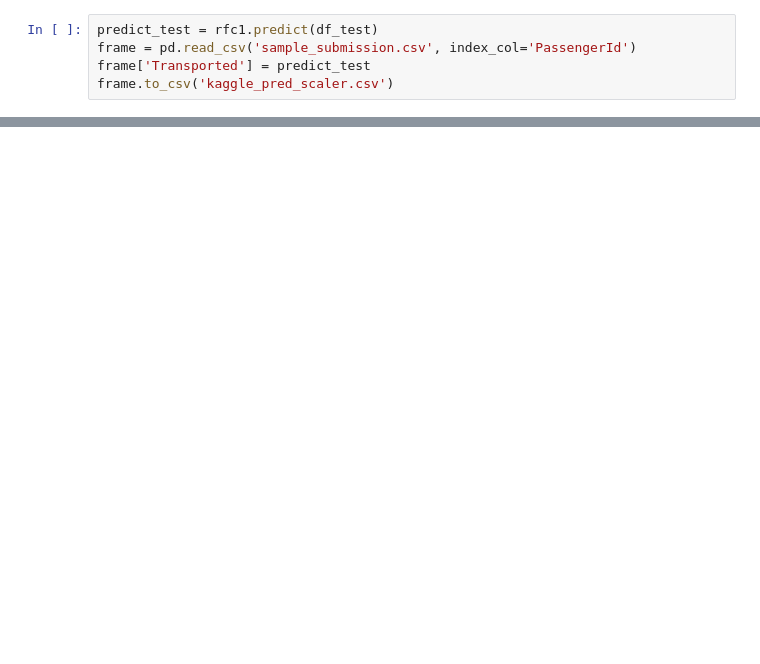
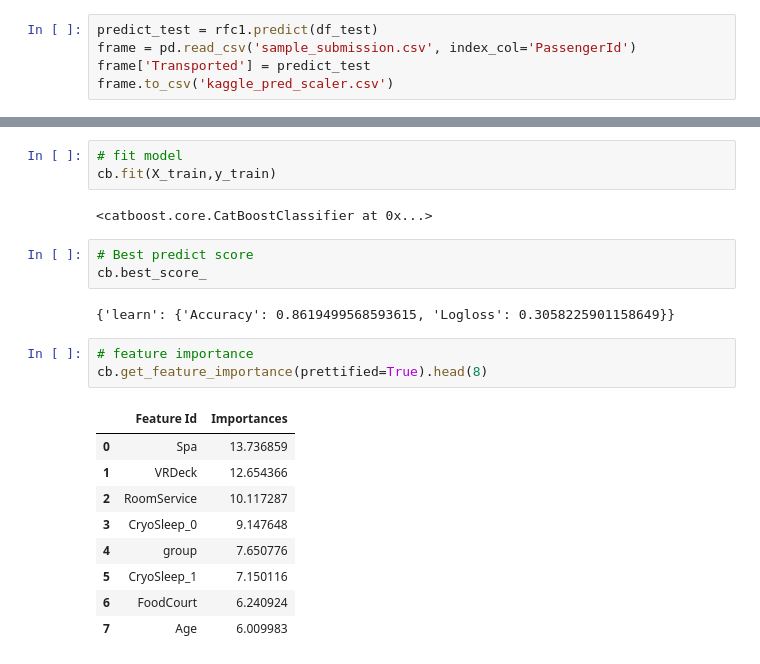
Before and after one commit to ShakalTabaqui/Spaceship-Titanic, a Jupyter notebook: spaceship.ipynb, the cells around one changed output, grey strips where cells are left out. Saved outputs shown, nothing was run; the diff lists cells and outputs as text; blank space fills up the shorter version.

```diff
--- a/spaceship.ipynb
+++ b/spaceship.ipynb
@@ -389,0 +386,23 @@ frame.to_csv('kaggle_pred_scaler.csv')
+# %%
+# fit model
+cb.fit(X_train,y_train)
+# %% [output]
+<catboost.core.CatBoostClassifier at 0x...>
+# %%
+# Best predict score
+cb.best_score_
+# %% [output]
+{'learn': {'Accuracy': 0.8619499568593615, 'Logloss': 0.3058225901158649}}
+# %%
+# feature importance
+cb.get_feature_importance(prettified=True).head(8)
+# %% [output]
+|  | Feature Id | Importances |
+| 0 | Spa | 13.736859 |
+| 1 | VRDeck | 12.654366 |
+| 2 | RoomService | 10.117287 |
+| 3 | CryoSleep_0 | 9.147648 |
+| 4 | group | 7.650776 |
+| 5 | CryoSleep_1 | 7.150116 |
+| 6 | FoodCourt | 6.240924 |
+| 7 | Age | 6.009983 |
```
Also changed, not shown: parts of 35 cells of this notebook, 12 other files.
